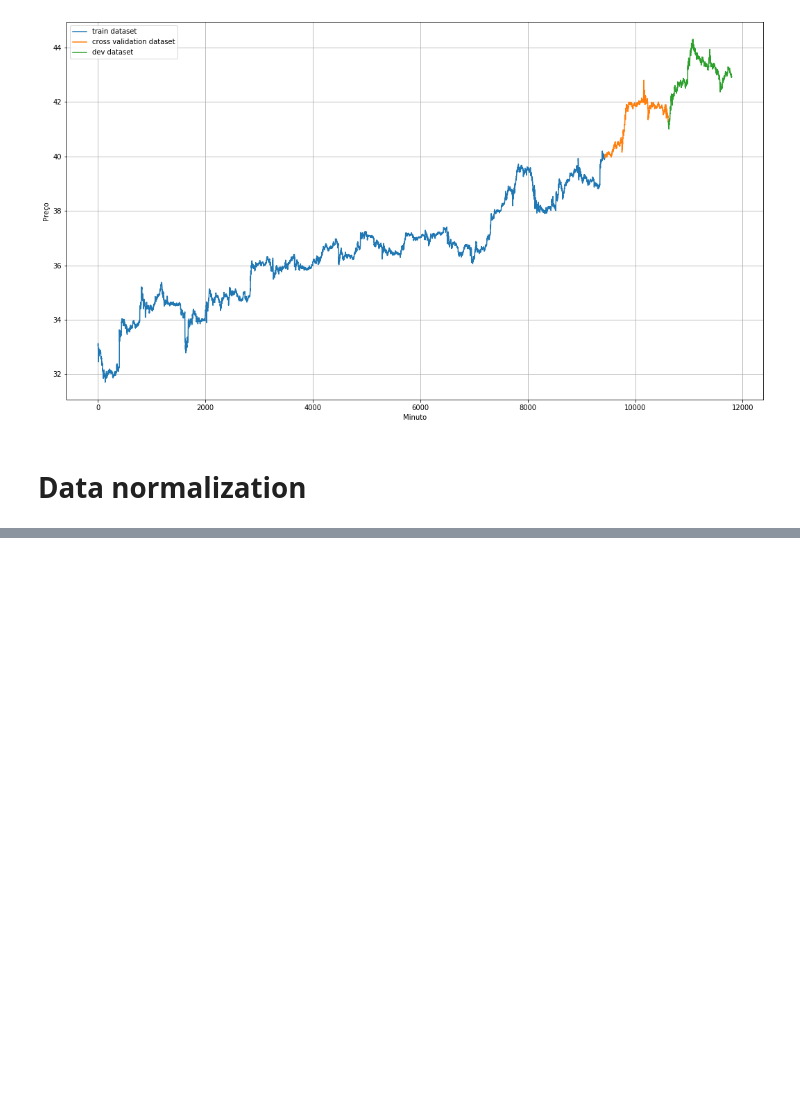
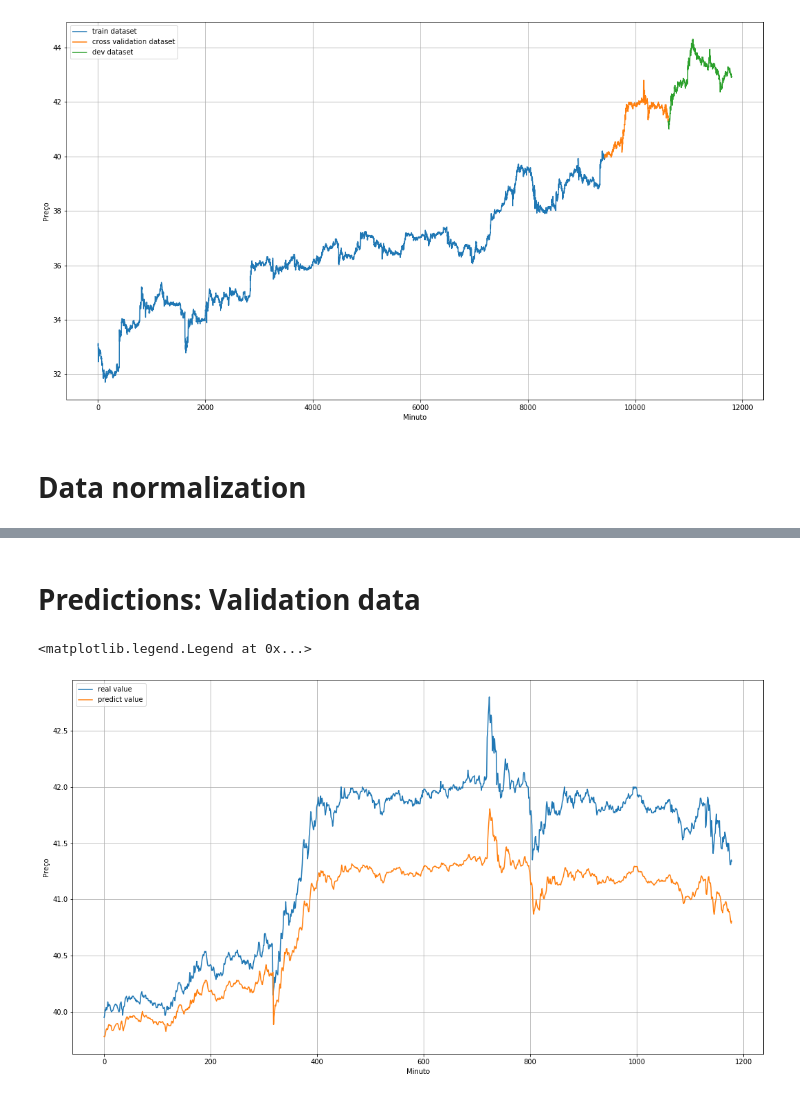
Before and after one commit to matheusbfernandes/stock-market-prediction, a Jupyter notebook: model/cnn_lstm_model.ipynb, the cells around one changed output, grey strips where cells are left out. Drawn from its saved outputs; the diff is of its cells as text; code cells hidden in the pictures; blank space fills up the shorter version.

```diff
--- a/model/cnn_lstm_model.ipynb
+++ b/model/cnn_lstm_model.ipynb
@@ -202,0 +201,12 @@ OSError: Unable to open file (file signature not found)
+# %% [markdown]
+# Predictions: Validation data
+# %%
+forecast_validation = model.predict(unshuffled_cross_validation_set, steps=VALIDATION_STEP)
+
+plt.figure(figsize=(18, 10))
+plot_series(np.arange(labels_validation.shape[0]), labels_validation, "real value")
+plot_series(np.arange(labels_validation.shape[0]), forecast_validation[:,0,0], "predict value")
+plt.legend(loc='upper left')
+# %% [output]
+<matplotlib.legend.Legend at 0x...>
+[figure, added]
```
Also changed, not shown: parts of 20 cells of this notebook, 3 other files.
